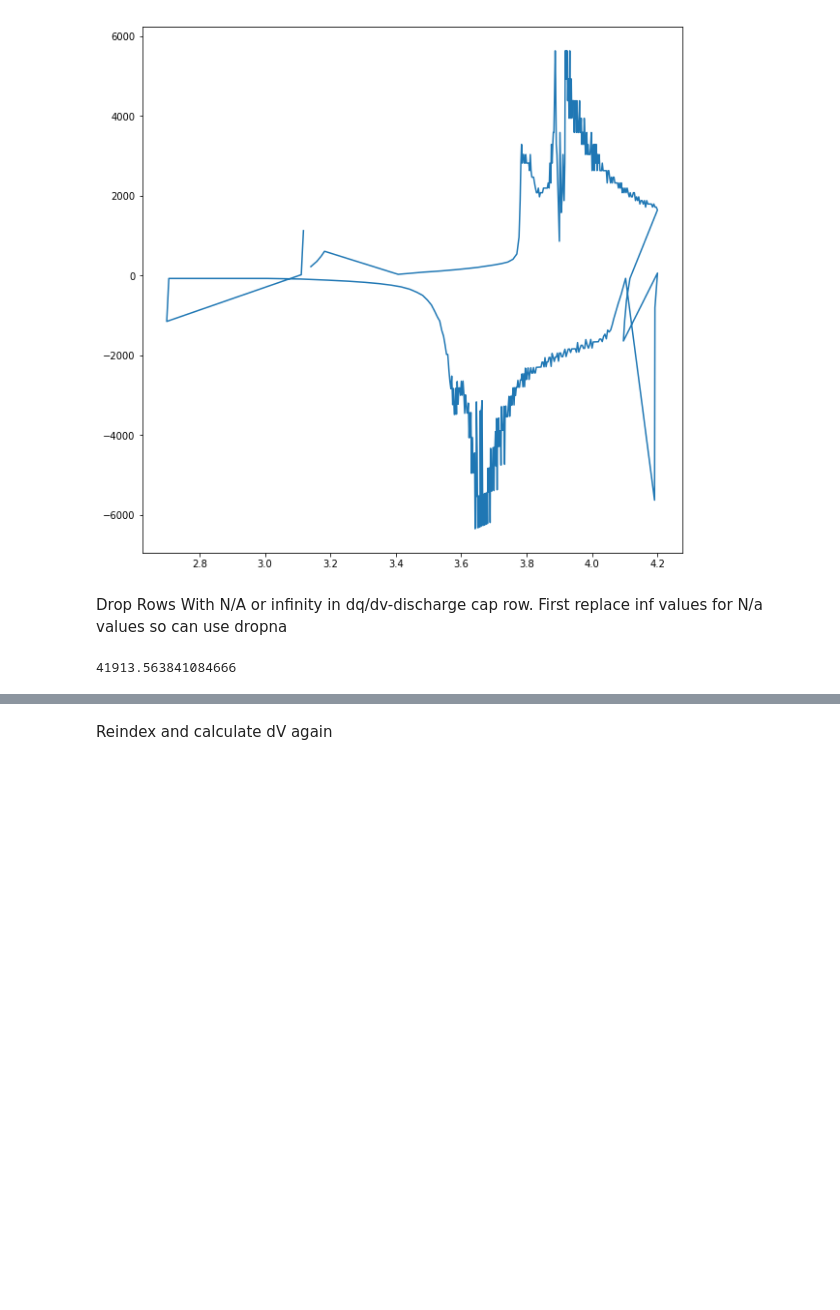
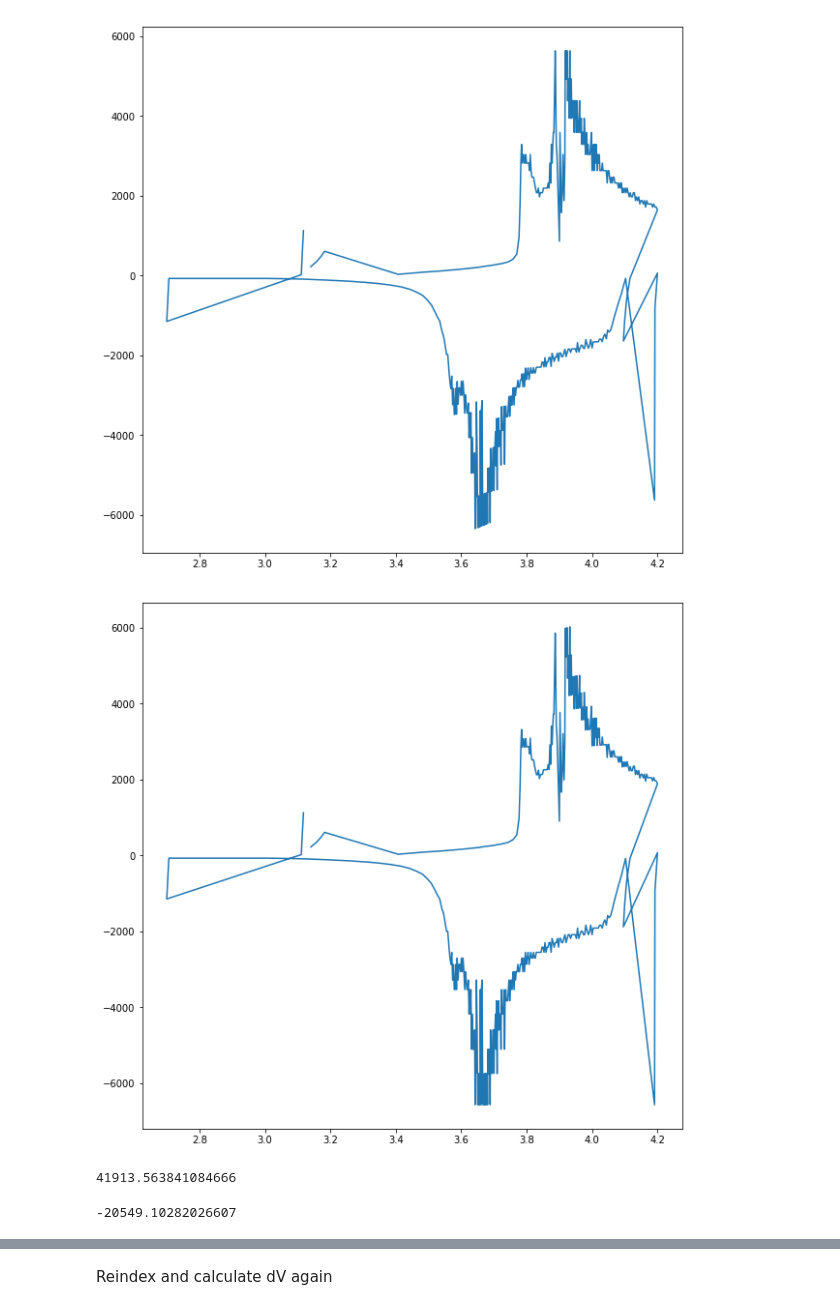
Before and after one commit to nicolet5/DiffCapAnalyzer, a Jupyter notebook: ourproject/CleanData.ipynb, the cells around one changed output, grey strips where cells are left out. Cells and saved outputs as stored; diff of their text form; code cells hidden in the pictures; blank space fills up the shorter version.

```diff
--- a/ourproject/CleanData.ipynb
+++ b/ourproject/CleanData.ipynb
@@ -84,3 +75,3 @@ data1.head()
 # %%
-data1 = data1.replace([np.inf, -np.inf], np.nan).dropna(subset=['dQ/dV'])
+#data1 = data1.replace([np.inf, -np.inf], np.nan).dropna(subset=['dQ/dV-dis'])
 # %%
@@ -117,7 +108,7 @@ for i in range(1,len(data1)):
     data1.loc[i, ('dV')] = data1.loc[i, ('Voltage(V)')] - data1.loc[i-1, ('Voltage(V)')]
 # %%
 #recalculate dq/dv
-data1['dQ/dV'] = data1['Discharge_Capacity(Ah)']/data1['dV']
+data1['dQ/dV-dis'] = data1['Discharge_Capacity(Ah)']/data1['dV']
 # %%
 df1 = pd.DataFrame()
 for i in range(1,len(data1)):
@@ -129,4 +120,4 @@ myplot = plt.plot(df1['Voltage(V)'], df1['dQ/dV'])
 # %% [output]
 [figure]
 # %%
-#data1['dQ/dV-discharge cap'] = data1['Discharge_Capacity(Ah)']/data1['dV']
+data1['dQ/dV-char'] = data1['Charge_Capacity(Ah)']/data1['dV']
@@ -135,2 +123,0 @@ myplot = plt.plot(df1['Voltage(V)'], df1['dQ/dV'])
-# %% [markdown]
-Drop Rows With N/A or infinity in dq/dv-discharge cap row. First replace inf values for N/a values so can use dropna
@@ -139,2 +123,0 @@ Drop Rows With N/A or infinity in dq/dv-discharge cap row. First replace inf val
-# %%
-data1 = data1.replace([np.inf, -np.inf], np.nan).dropna(subset=["dQ/dV"])
@@ -143 +124,12 @@ data1 = data1.replace([np.inf, -np.inf], np.nan).dropna(subset=["dQ/dV"])
+# %%
+df1 = pd.DataFrame()
+for i in range(1,len(data1)):
+    if data1.loc[i, ('Cycle_Index')] == 7:
+        df1 = df1.append(data1.loc[i])
+
+fig = plt.figure(figsize=(10, 10), facecolor='w', edgecolor='k')
+myplot = plt.plot(df1['Voltage(V)'], df1['dQ/dV-char'])
+# This is to see if using the charging capacity looks any different than using the discharging capacity. Look very similar.
+# %% [output]
+[figure, added]
 # %%
@@ -145,2 +137,6 @@ data1['dQ/dV'].max()
 # %% [output]
 41913.563841084666
+# %%
+data1['dQ/dV-dis'].min()
+# %% [output]
+-20549.10282026607
```
Also changed, not shown: parts of 23 cells of this notebook.
